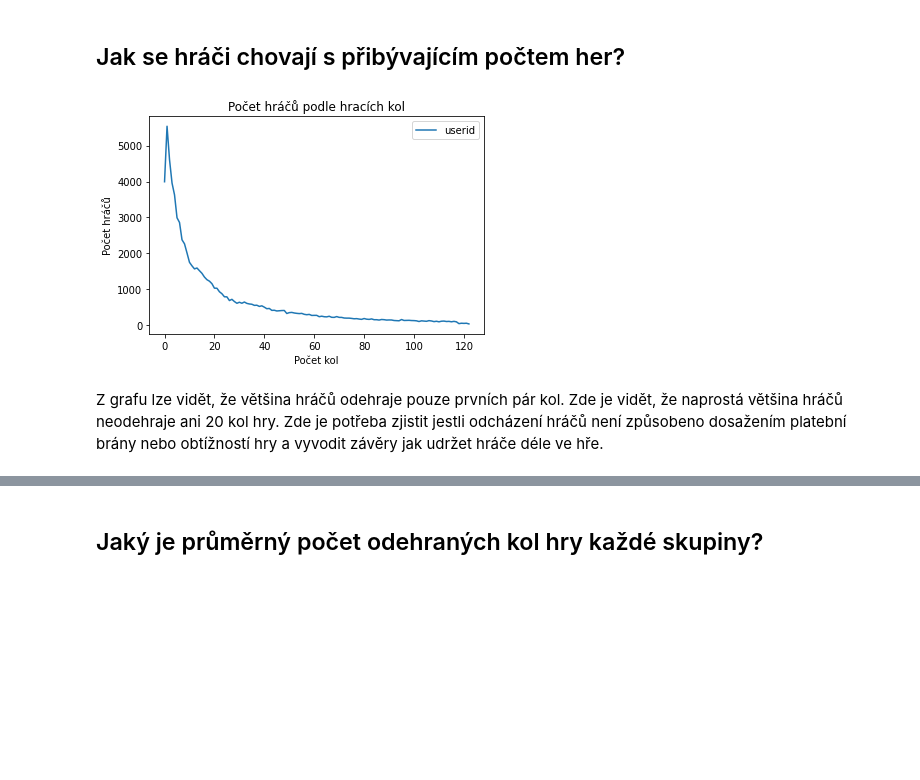
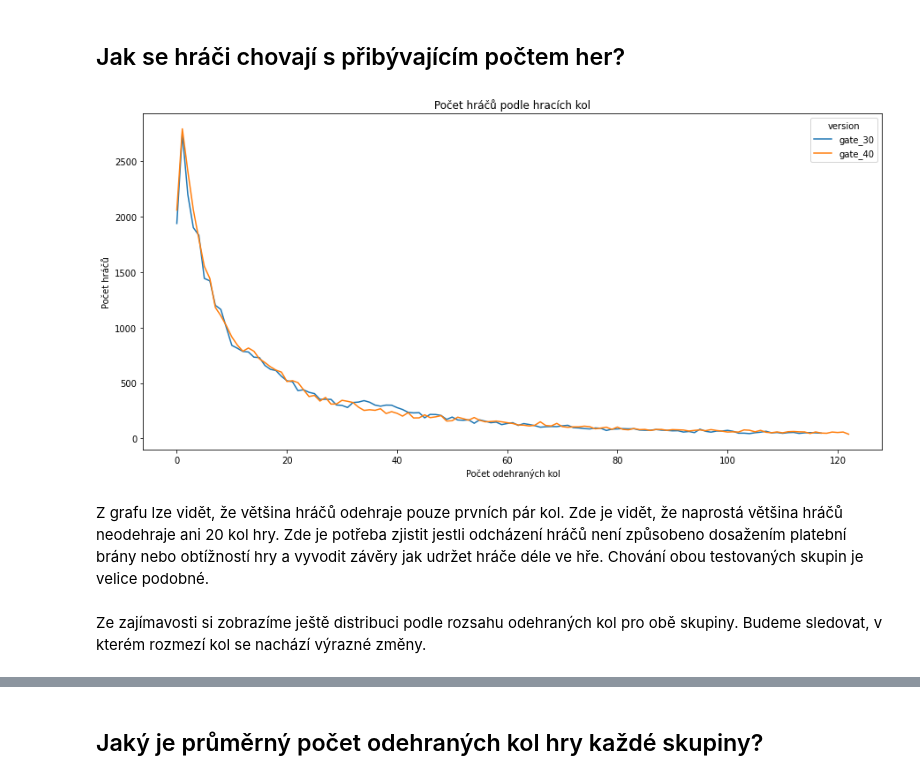
Before and after one commit to 9berny9/cookie_cats_analysis, a Jupyter notebook: cats.ipynb, the cells around one changed output, grey strips where cells are left out. Drawn from its saved outputs; the diff is of its cells as text; code cells hidden in the pictures; blank space fills up the shorter version.

```diff
--- a/cats.ipynb
+++ b/cats.ipynb
@@ -222,14 +227,15 @@ Z průměru počtu hráčů podle skupin, kteří se vrací do hry lze vidět mi
 # %% [markdown]
 ## Jak se hráči chovají s přibývajícím počtem her?
 # %%
-# Graf počtu hráčů seskupených podle hracích kol
-grouped_df = df1.groupby('sum_gamerounds').count().reset_index()
-
-ax = grouped_df.plot('sum_gamerounds', y="userid")
-ax.set_xlabel("Počet kol")
+fig, ax = plt.subplots(figsize=(15,7))
+ax = df1.groupby(['sum_gamerounds', "version"]).count()['userid'].unstack().plot(ax=ax)
+ax.set_xlabel("Počet odehraných kol")
 ax.set_ylabel("Počet hráčů")
-ax.set_title("Počet hráčů podle hracích kol");
+ax.set_title("Počet hráčů podle hracích kol")
+plt.show();
 # %% [output]
-[figure, old version]
+[figure, new version]
 # %% [markdown]
-Z grafu lze vidět, že většina hráčů odehraje pouze prvních pár kol. Zde je vidět, že naprostá většina hráčů neodehraje ani 20 kol hry. Zde je potřeba zjistit jestli odcházení hráčů není způsobeno dosažením platební brány nebo obtížností hry a vyvodit závěry jak udržet hráče déle ve hře.
+Z grafu lze vidět, že většina hráčů odehraje pouze prvních pár kol. Zde je vidět, že naprostá většina hráčů neodehraje ani 20 kol hry. Zde je potřeba zjistit jestli odcházení hráčů není způsobeno dosažením platební brány nebo obtížností hry a vyvodit závěry jak udržet hráče déle ve hře. Chování obou testovaných skupin je velice podobné.
+# %% [markdown]
+Ze zajímavosti si zobrazíme ještě distribuci podle rozsahu odehraných kol pro obě skupiny. Budeme sledovat, v kterém rozmezí kol se nachází výrazné změny.
```
Also changed, not shown: parts of 24 cells of this notebook.
